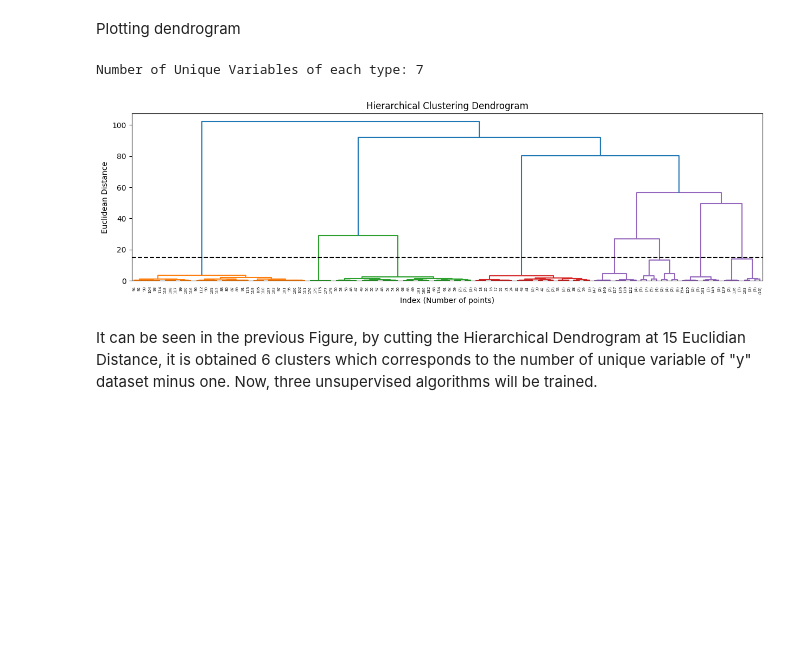
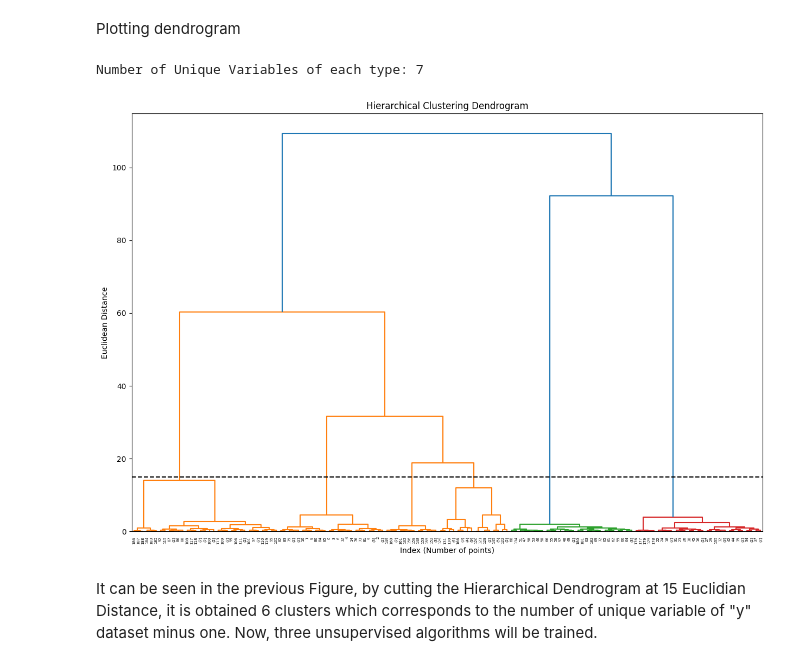
Before and after one commit to JoseGarayar/clustering_utec, a Jupyter notebook: clustering_analysis.ipynb, the cells around one changed output. Drawn from its saved outputs; the diff is of its cells as text; code cells hidden in the pictures; blank space fills up the shorter version.

```diff
--- a/clustering_analysis.ipynb
+++ b/clustering_analysis.ipynb
@@ -72,6 +72,6 @@ Then the new X dataset is fitted by using the found n_components, but it is used
 # %%
 # declaring and umap instance
-umap = UMAP(n_components = n_svd, n_neighbors = 7,init = 'random', random_state = 23)
+umap = UMAP(n_components = n_svd, init = 'random', random_state = 23)
 
 # fitting model
 X_umap = umap.fit_transform(X_sc)
@@ -126,18 +126,18 @@ Plotting dendrogram
 # %%
 # defining plot
 threshold_line_cut = 15
-plt.figure(figsize = (15, 4))
+plt.figure(figsize = (15, 10))
 top_n_levels_dendrogram = len(np.unique(y))
 print(f"Number of Unique Variables of each type: {top_n_levels_dendrogram}")
 plot_dendrogram(agg_clus, truncate_mode = 'level', p = top_n_levels_dendrogram)
 plt.axhline(threshold_line_cut, c = 'black', linestyle = '--')
 plt.title('Hierarchical Clustering Dendrogram')
 plt.ylabel('Euclidean Distance')
 plt.xlabel('Index (Number of points)')
 plt.show()
 # %% [output]
 Number of Unique Variables of each type: 7
-[figure, old version]
+[figure, new version]
 # %% [markdown]
 It can be seen in the previous Figure, by cutting the Hierarchical Dendrogram at 15 Euclidian Distance, it is obtained 6 clusters which corresponds to the number of unique variable of "y" dataset minus one. Now, three unsupervised algorithms will be trained.
 # %% [markdown]
```
Also changed, not shown: parts of 25 cells of this notebook, 2 other files.
